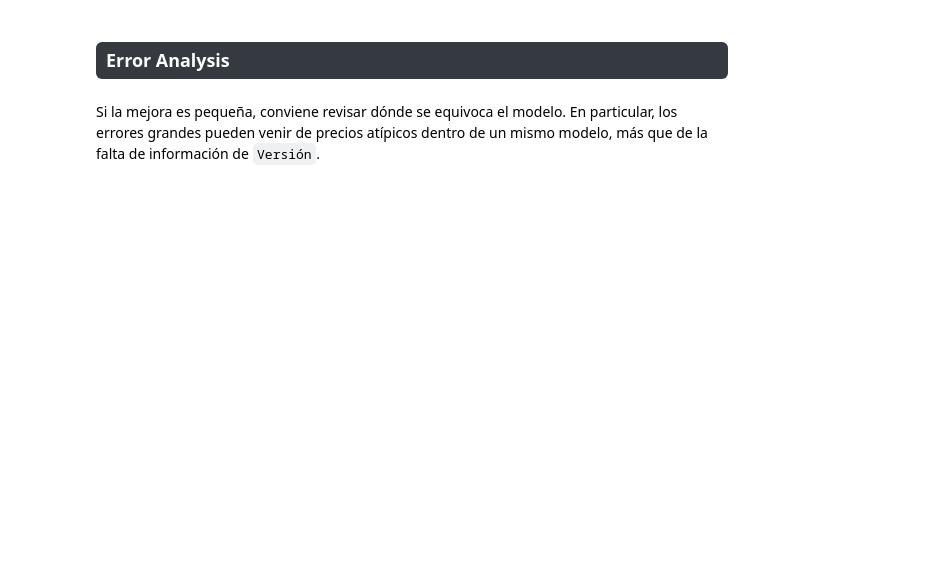
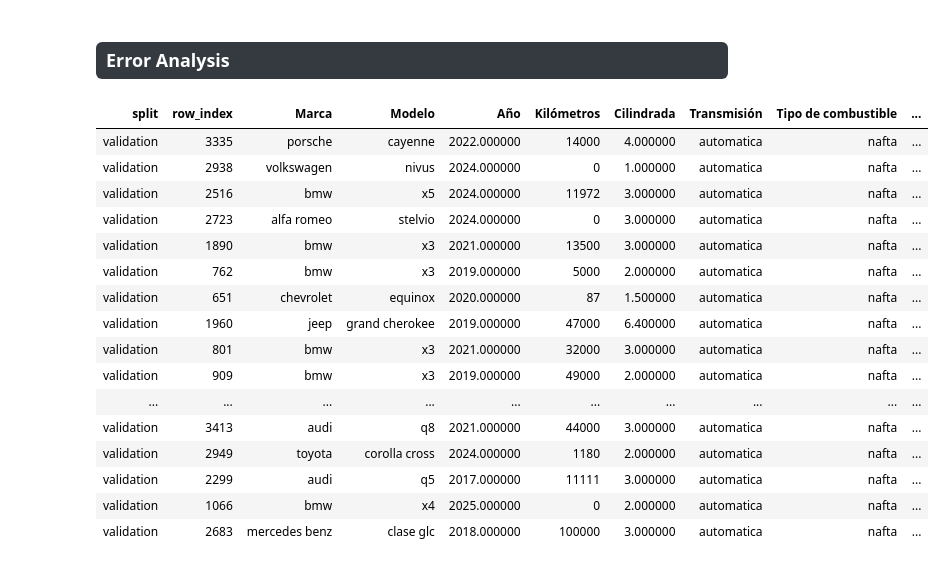
Before and after one commit to abrildiaco/TP_Final_ML, a Jupyter notebook: notebooks/just_trying.ipynb, the cells around one changed output. Cells and saved outputs as stored; diff of their text form; code cells hidden in the pictures; blank space fills up the shorter version.

```diff
--- a/notebooks/just_trying.ipynb
+++ b/notebooks/just_trying.ipynb
@@ -353,20 +731,36 @@ feature_importance[feature_importance.index.str.contains("Version")]
 <h3 style="background-color: #343a40; color: #ffffff; display: inline-block; padding: 6px 10px; border-radius: 6px;">
 Error Analysis
 </h3>
-# %% [markdown]
-Si la mejora es pequeña, conviene revisar dónde se equivoca el modelo. En particular, los errores grandes pueden venir de precios atípicos dentro de un mismo modelo, más que de la falta de información de `Versión`.
 # %%
 prediction_context = mod.attach_prediction_context(
-    xgboost_log_predictions,
+    xgboost_single_predictions,
     X_train_fe,
     X_val_fe,
 )
 
 mod.top_prediction_errors(
     prediction_context,
     split="validation",
     n=20,
 ).style.hide(axis="index")
+# %% [output]
+| split | row_index | Marca | Modelo | Año | Kilómetros | Cilindrada | Transmisión | Tipo de combustible | ... |
+| validation | 3335 | porsche | cayenne | 2022.000000 | 14000 | 4.000000 | automatica | nafta | ... |
+| validation | 2938 | volkswagen | nivus | 2024.000000 | 0 | 1.000000 | automatica | nafta | ... |
+| validation | 2516 | bmw | x5 | 2024.000000 | 11972 | 3.000000 | automatica | nafta | ... |
+| validation | 2723 | alfa romeo | stelvio | 2024.000000 | 0 | 3.000000 | automatica | nafta | ... |
+| validation | 1890 | bmw | x3 | 2021.000000 | 13500 | 3.000000 | automatica | nafta | ... |
+| validation | 762 | bmw | x3 | 2019.000000 | 5000 | 2.000000 | automatica | nafta | ... |
+| validation | 651 | chevrolet | equinox | 2020.000000 | 87 | 1.500000 | automatica | nafta | ... |
+| validation | 1960 | jeep | grand cherokee | 2019.000000 | 47000 | 6.400000 | automatica | nafta | ... |
+| validation | 801 | bmw | x3 | 2021.000000 | 32000 | 3.000000 | automatica | nafta | ... |
+| validation | 909 | bmw | x3 | 2019.000000 | 49000 | 2.000000 | automatica | nafta | ... |
+| ... | ... | ... | ... | ... | ... | ... | ... | ... | ... |
+| validation | 3413 | audi | q8 | 2021.000000 | 44000 | 3.000000 | automatica | nafta | ... |
+| validation | 2949 | toyota | corolla cross | 2024.000000 | 1180 | 2.000000 | automatica | nafta | ... |
+| validation | 2299 | audi | q5 | 2017.000000 | 11111 | 3.000000 | automatica | nafta | ... |
+| validation | 1066 | bmw | x4 | 2025.000000 | 0 | 2.000000 | automatica | nafta | ... |
+| validation | 2683 | mercedes benz | clase glc | 2018.000000 | 100000 | 3.000000 | automatica | nafta | ... |
 # %%
 mod.summarize_prediction_errors(
     prediction_context,
```
Also changed, not shown: parts of 37 cells of this notebook, 5 other files.
